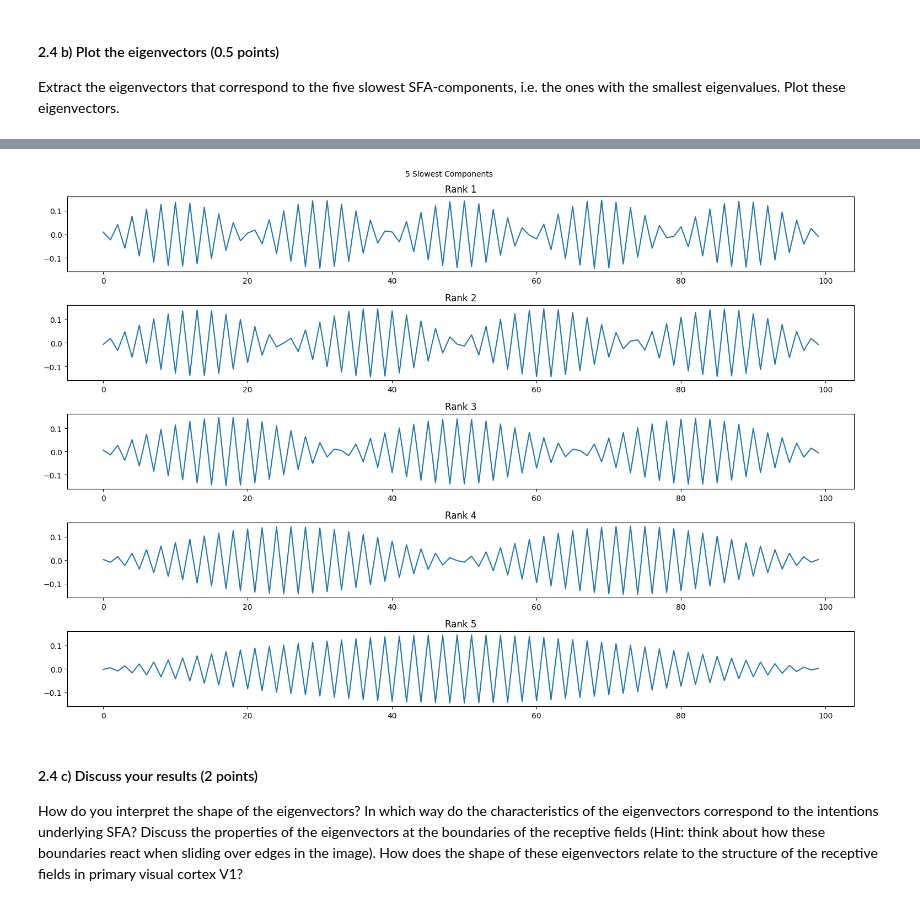
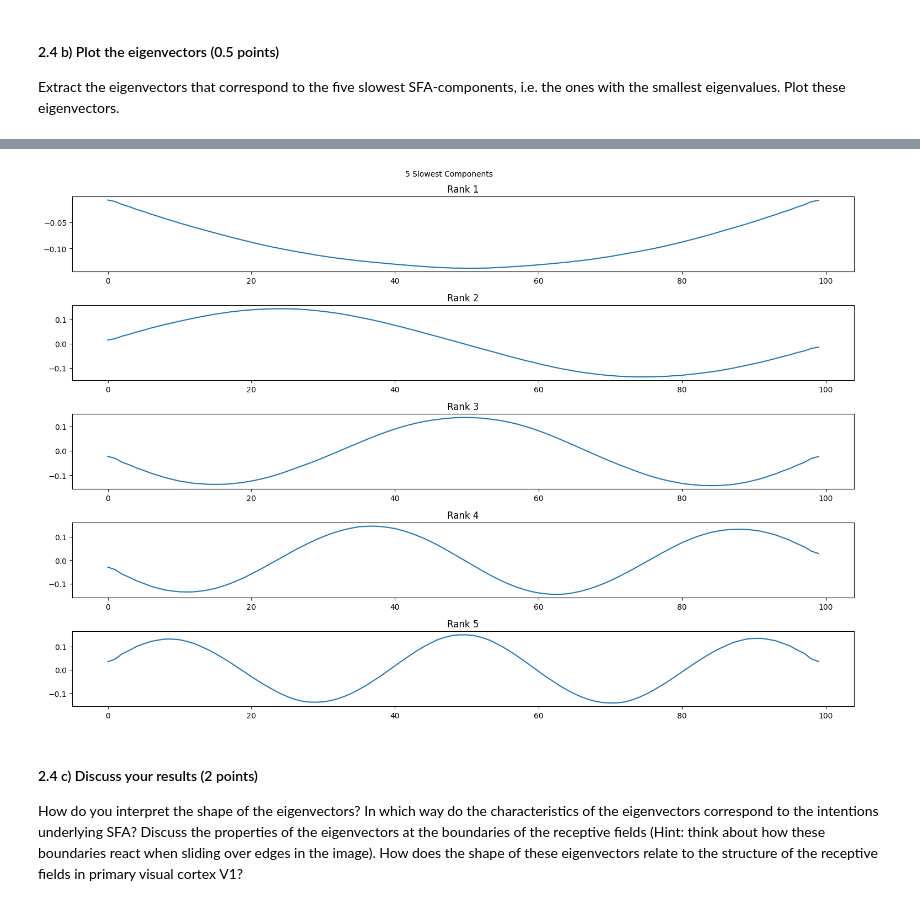
Before and after one commit to lfogarty98/mhbf_pt, a Jupyter notebook: 2-sfa/sfa.ipynb, the cells around one changed output, grey strips where cells are left out. Cells and saved outputs as stored; diff of their text form; code cells hidden in the pictures.

```diff
--- a/2-sfa/sfa.ipynb
+++ b/2-sfa/sfa.ipynb
@@ -340,7 +339,7 @@ assert_var_defined("W_sorted")
 Extract the eigenvectors that correspond to the five slowest SFA-components, i.e. the ones with the smallest eigenvalues. Plot these eigenvectors.
 # %%
 # YOUR CODE HERE
-five_slowest_SFA_comps = W_sorted[:, -5:]
+five_slowest_SFA_comps = W_sorted[:, :5]
 
 fig, ax = plt.subplots(1, 5, figsize = (10, 10))
 
@@ -357,18 +356,18 @@ plt.show()
 # %%
 # YOUR CODE HERE
-five_slowest_SFA_comps = W_sorted[:, -5:]
+five_slowest_SFA_comps = W_sorted[:, :5]
 
 fig, ax = plt.subplots(5, 1, figsize = (15, 10))
 
 fig.text(0.5, 1, "5 Slowest Components", ha='center')
 for i in range(5):
     ax[i].set_title("Rank " + str(i + 1))
     ax[i].plot(range(100), five_slowest_SFA_comps[:, i])
 
 plt.tight_layout()
 plt.show()
 # %% [output]
-[figure, old version]
+[figure, new version]
 # %% [markdown]
 #### 2.4 c) Discuss your results (2 points)
 How do you interpret the shape of the eigenvectors? In which way do the characteristics of the eigenvectors correspond to the intentions underlying SFA? Discuss the properties of the eigenvectors at the boundaries of the receptive fields (Hint: think about how these boundaries react when sliding over edges in the image). How does the shape of these eigenvectors relate to the structure of the receptive fields in primary visual cortex V1?
```
Also changed, not shown: parts of 3 cells of this notebook.
